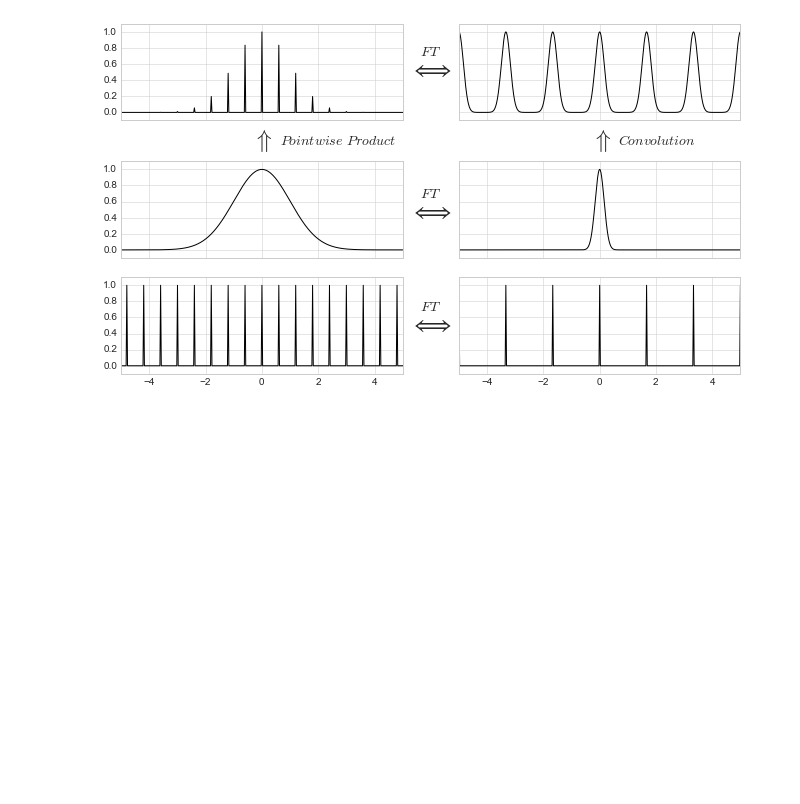
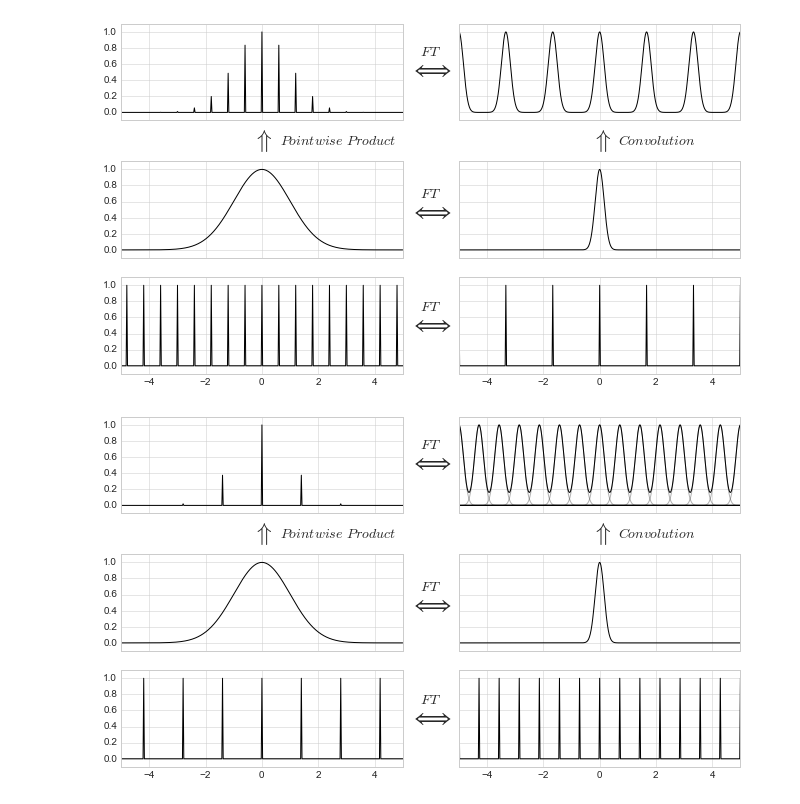
Before and after one commit to jakevdp/PracticalLombScargle, a Jupyter notebook: figures/WindowFunctions.ipynb, the cells around one changed output. Drawn from its saved outputs; the diff is of its cells as text; code cells hidden in the pictures; blank space fills up the shorter version.

Commit message:
Add second dirac comb window figure

```diff
--- a/figures/WindowFunctions.ipynb
+++ b/figures/WindowFunctions.ipynb
@@ -176,3 +176,70 @@ ax[2, 1].set(xlim=(-5, 5),
 fig.savefig('fig07_comb_window_1.pdf')
 # %% [output]
 [figure]
+# %%
+fig, ax = plt.subplots(3, 2, figsize=(10, 6), sharex='col', sharey='col')
+fig.subplots_adjust(left=0.09, bottom=0.09, right=0.95, top=0.85)
+for axi in ax[0]:
+    left, bottom, width, height = axi.get_position().bounds
+    axi.set_position([left, bottom + 0.05, width, height])
+
+for xcoord, text in zip([0.77, 0.30], ['$Convolution$', '$Pointwise\ Product$']):
+    fig.text(xcoord, 0.63, r'$\Uparrow$',
+             size=24, ha='right', va='center')
+    fig.text(xcoord + 0.01, 0.63, text,
+             size=14, ha='left', va='center')
+
+
+for ycoord in [0.23, 0.49, 0.82]:
+    fig.text(0.52, ycoord, "$FT$",
+             size=14, ha='center', va='bottom')
+    fig.text(0.52, ycoord, r'$\Longleftrightarrow$',
+             size=24, ha='center', va='top')
+
+sigma_t = 1
+sigma_f = 1. / (2 * np.pi * sigma_t)
+def func(t):
+    return np.exp(-0.5 * (t / sigma_t) ** 2)
+def func_FT(f):
+    return np.exp(-0.5 * (f / sigma_f) ** 2)
+
+t = np.linspace(-5, 5, 1000)
+f = np.linspace(-5, 5, 1000)
+
+T_samp = 1.4
+
+t_comb = T_samp * np.arange(-5 // T_samp, 5 // T_samp + 1)
+t_comb_plot, y_comb_plot = delta_funcs(t_comb)
+f_comb = 1. / T_samp * np.arange(-5 // (1. / T_samp), 5. / (1. / T_samp) + 1)
+f_comb_plot, yhat_comb_plot = delta_funcs(f_comb)
+
+y_true = func(t)
+yhat_true = func_FT(f)
+
+# Upper left panel: The windowed function
+ax[0, 0].plot(*delta_funcs(t_comb, func(t_comb)), '-k')
+
+# Upper right panel: The Fourier Transform
+ax[0, 1].plot(f, func_FT(f[:, None] - f_comb), '-k', alpha=0.3)
+ax[0, 1].plot(f, func_FT(f - f_comb[:, None]).sum(0), '-k')
+
+for axi in ax[:, 1]:
+    axi.yaxis.set_major_formatter(plt.NullFormatter())
+
+# Lower left panels: signal and window
+ax[1, 0].plot(t, y_true, '-k')
+
+ax[2, 0].plot(t_comb_plot, y_comb_plot, '-k')
+ax[2, 0].set(xlim=(-5, 5),
+             ylim=(-0.1, 1.1))
+
+# Lower right panels: signal and window transforms
+ax[1, 1].plot(f, yhat_true, '-k')
+
+ax[2, 1].plot(f_comb_plot, yhat_comb_plot, '-k')
+ax[2, 1].set(xlim=(-5, 5),
+             ylim=(-0.1, 1.1))
+
+fig.savefig('fig08_comb_window_2.pdf')
+# %% [output]
+[figure, added]
```
Also changed, not shown: 4 other files.
